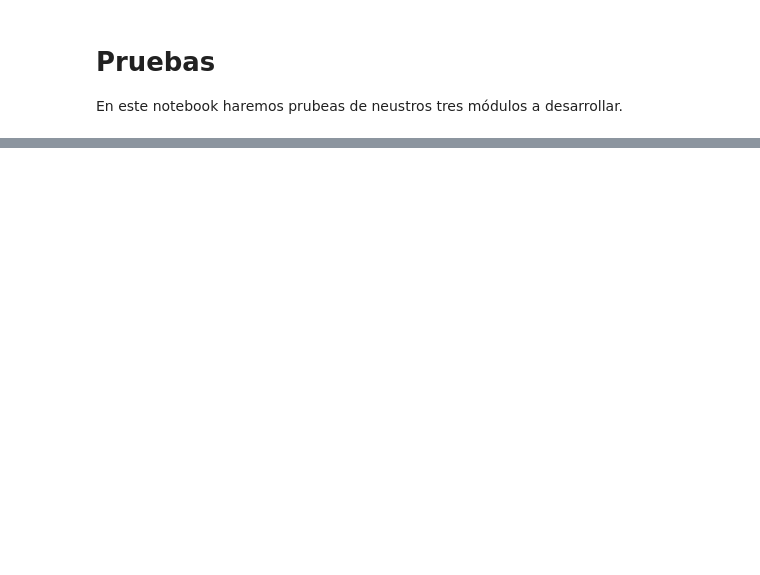
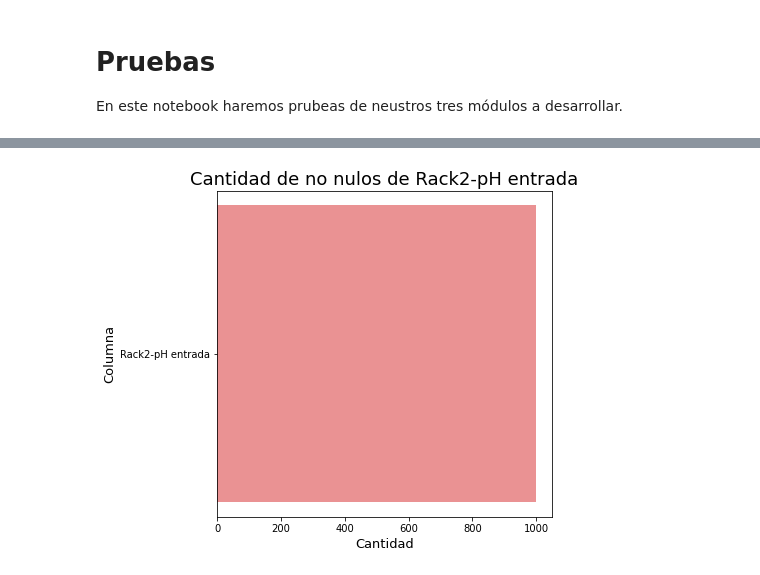
Before and after one commit to Chirinoxi/VDD-II, a Jupyter notebook: tests.ipynb, the cells around one changed output, grey strips where cells are left out. Cells and saved outputs as stored; diff of their text form; code cells hidden in the pictures; blank space fills up the shorter version.

Commit message:
feat(GlaubenDataVisualization.py): Agregado matplotly
matplotly agregado para bar chart y scatter

```diff
--- a/tests.ipynb
+++ b/tests.ipynb
@@ -77,4 +77,4 @@ Data columns (total 26 columns):
 dtypes: float64(25), object(1)
 memory usage: 14.6+ MB
 # %%
-glauben_graphic = GlaubenDataVisualization("plotly", glauben_data_prep.data)
+glauben_graphic = GlaubenDataVisualization("mpl", glauben_data_prep.clean_data.iloc[:1000,:])
@@ -82,0 +81,4 @@ glauben_graphic.plotWithBar()
+# %%
+glauben_graphic.plotWithBar(['Rack2-pH entrada', 'Rack2-Presion neta aplicada'])
+# %% [output]
+[figure, added]
```
Also changed, not shown: parts of 2 cells of this notebook, 3 other files.
